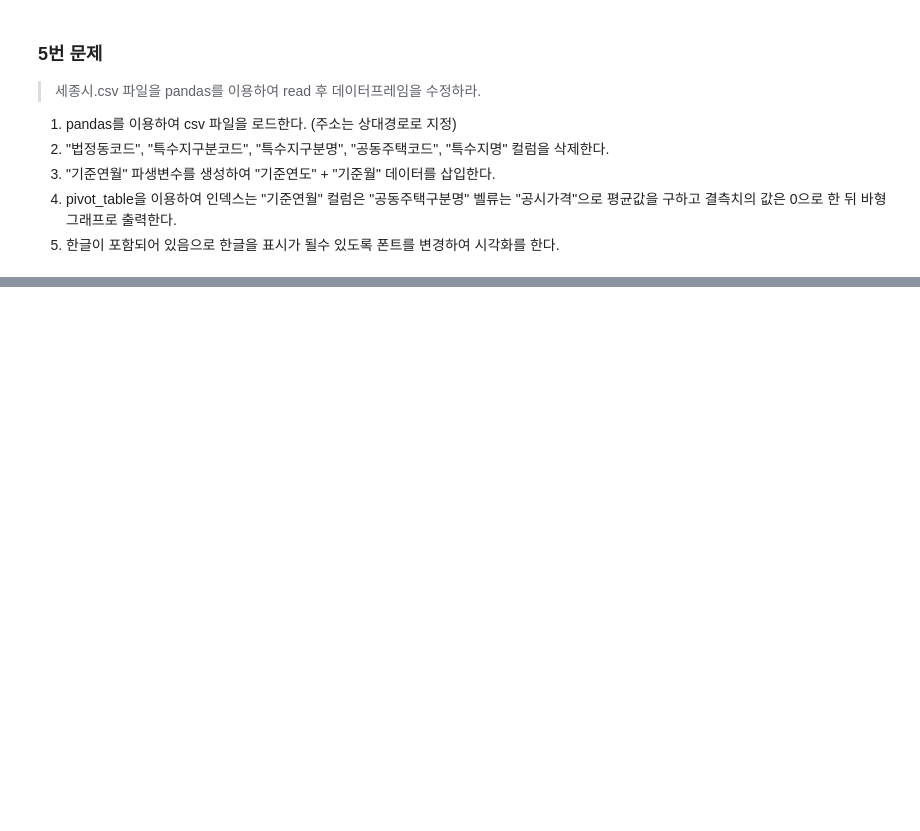
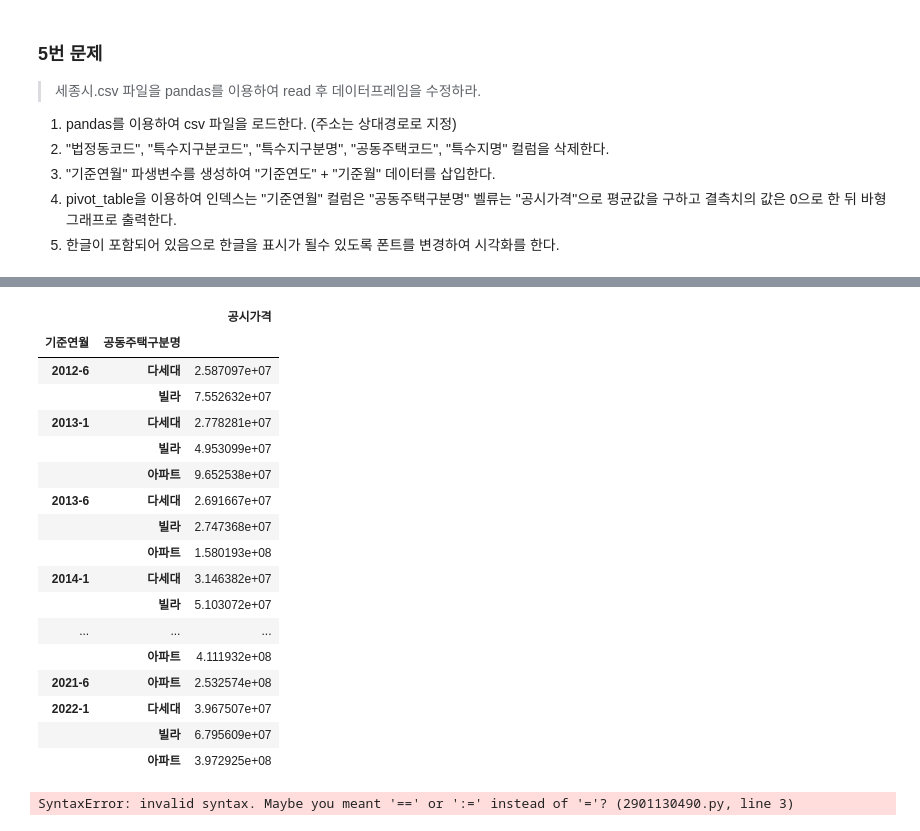
Before and after one commit to ZiNoBae/Practice_ubion, a Jupyter notebook: Code_Moon/level_test/LEVEL TEST.ipynb, the cells around one changed output, grey strips where cells are left out. Saved outputs shown, nothing was run; the diff lists cells and outputs as text; code cells hidden in the pictures; blank space fills up the shorter version.

```diff
--- a/Code_Moon/level_test/LEVEL TEST.ipynb
+++ b/Code_Moon/level_test/LEVEL TEST.ipynb
@@ -186,5 +179,6 @@ dtype: float64
 # 2. 일일히 다 적지 않고 하는 방법도 있나? 조건?
 # 4. pivot_table (index_col? or set_index?)
 # %%
-df = pd.read_csv('세종시.csv', encoding= 'euc_kr')
-df.head()
+# 1. csv 로드
+
+df = pd.read_csv('../csv_lvtest/세종시.csv', encoding= 'euc_kr')
@@ -202,0 +243,31 @@ ValueError: ('Shapes must match', (19,), (5,))
+# %%
+# For 4번, 사전작업
+
+df4 = df[['기준연월', '공동주택구분명', '공시가격']].groupby(['기준연월','공동주택구분명']).mean()
+df4
+# df_four[['공동주택구분명', '공시가격']].groupby('공동주택구분명').mean().fillna(0)
+# %% [output]
+|  |  | 공시가격 |
+| 기준연월 | 공동주택구분명 |  |
+| 2012-6 | 다세대 | 2.587097e+07 |
+|  | 빌라 | 7.552632e+07 |
+| 2013-1 | 다세대 | 2.778281e+07 |
+|  | 빌라 | 4.953099e+07 |
+|  | 아파트 | 9.652538e+07 |
+| 2013-6 | 다세대 | 2.691667e+07 |
+|  | 빌라 | 2.747368e+07 |
+|  | 아파트 | 1.580193e+08 |
+| 2014-1 | 다세대 | 3.146382e+07 |
+|  | 빌라 | 5.103072e+07 |
+| ... | ... | ... |
+|  | 아파트 | 4.111932e+08 |
+| 2021-6 | 아파트 | 2.532574e+08 |
+| 2022-1 | 다세대 | 3.967507e+07 |
+|  | 빌라 | 6.795609e+07 |
+|  | 아파트 | 3.972925e+08 |
+# %%
+# 4. pivot_table
+
+pd.pivot_table({df4, index ='기준연월', columns = '공동주택구분명',values = '공시가격'})
+# %% [output]
+SyntaxError: invalid syntax. Maybe you meant '==' or ':=' instead of '='? (2901130490.py, line 3)
```
Also changed, not shown: parts of 16 cells of this notebook, 3 other files.
